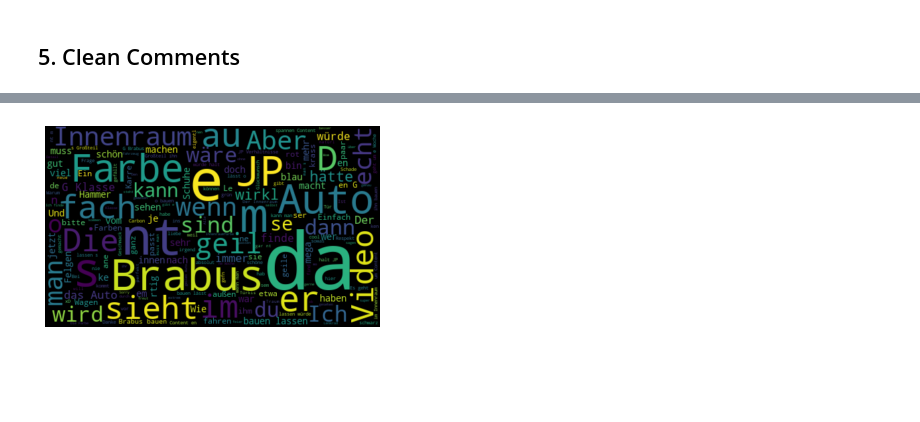
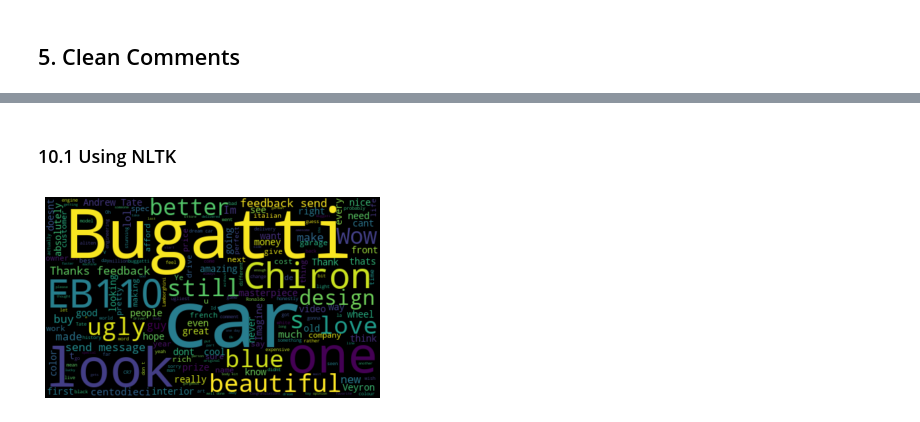
Before and after one commit to johnphilipp/yt-analytics, a Jupyter notebook: test.ipynb, the cells around one changed output, grey strips where cells are left out. Cells and saved outputs as stored; diff of their text form; code cells hidden in the pictures; blank space fills up the shorter version.

Commit message:
Added sentiment analysis

```diff
--- a/test.ipynb
+++ b/test.ipynb
@@ -108,0 +142,2 @@ df.head()
+# %%
+df['Sentiment'] = df['Comments'].apply(lambda x: sentiment_score(x[:512]))
@@ -108,0 +180,14 @@ df.head()
+# %%
+# Create func to get subjectivity
+def getSubjectivity(text):
+    return TextBlob(text).sentiment.subjectivity
+
+# Create func to get polarity
+def getPolarity(text):
+    return TextBlob(text).sentiment.polarity
+
+# Create two new cols
+df["Subjectivity"] = df["Comments"].apply(getSubjectivity)
+df["Polarity"] = df["Comments"].apply(getPolarity)
+
+df.head()
@@ -108,0 +201,13 @@ df.head()
+# %%
+# Create func to compute pos, neg, neutr
+def getAnalysis(score):
+    if score < 0:
+        return "Negative"
+    elif score == 0:
+        return "Neutral"
+    else:
+        return "Positive"
+
+df["Analysis"] = df["Polarity"].apply(getAnalysis)
+
+df.head()
@@ -108,0 +260,14 @@ df.head()
+# %%
+import nltk
+# nltk.download('stopwords')
+from nltk.corpus import stopwords
+
+english_stop_words = stopwords.words('english')
+
+def stop_word_removal_nltk(x):
+    token = x.split()
+    return " ".join([w for w in token if not w in english_stop_words])
+
+dfNltk = df
+dfNltk['Comments_rm_stopwords']  = dfNltk['Comments'].apply(stop_word_removal_nltk)
+dfNltk.head()
@@ -161,9 +305,11 @@ dfDE.head()
+# %% [markdown]
+### 10.1 Using NLTK
 # %%
-allWords = " ".join([cmts for cmts in dfDE["Comments"]])
+allWords = " ".join([cmts for cmts in dfNltk["Comments_rm_stopwords"]])
 wordCloud = WordCloud(width=500, height=300, random_state=21, max_font_size=119).generate(allWords)
 
 plt.imshow(wordCloud, interpolation="bilinear")
 plt.axis("off")
 plt.show()
 # %% [output]
-[figure, old version]
+[figure, new version]
```
Also changed, not shown: parts of 30 cells of this notebook, 1 other file.
